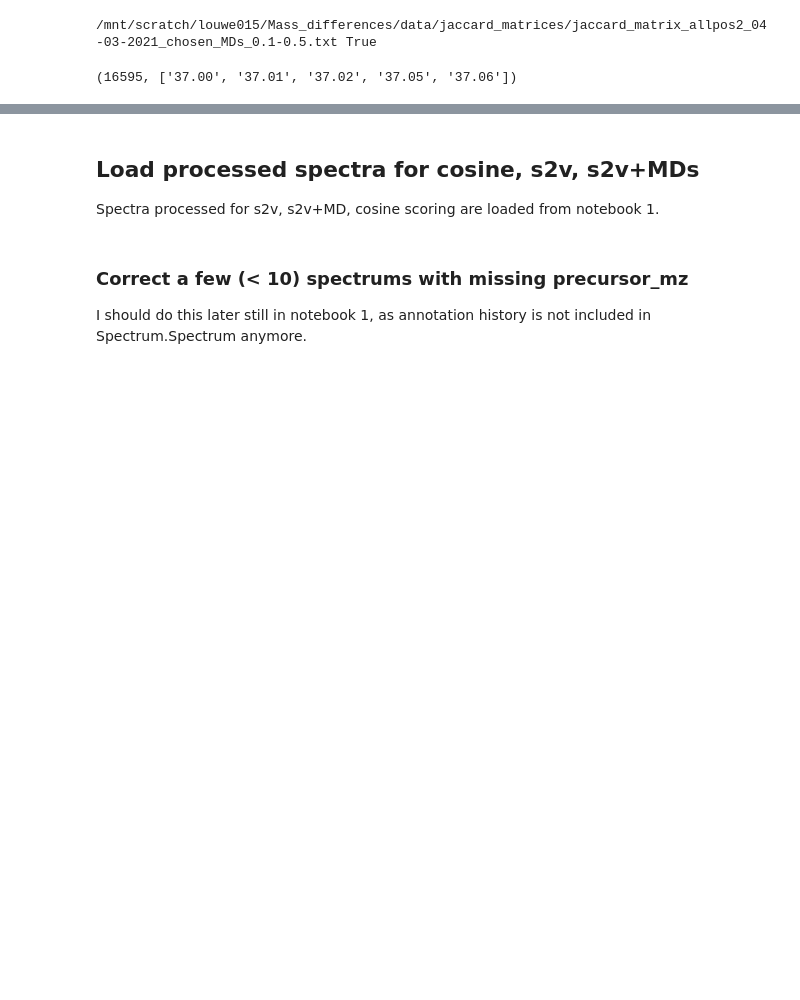
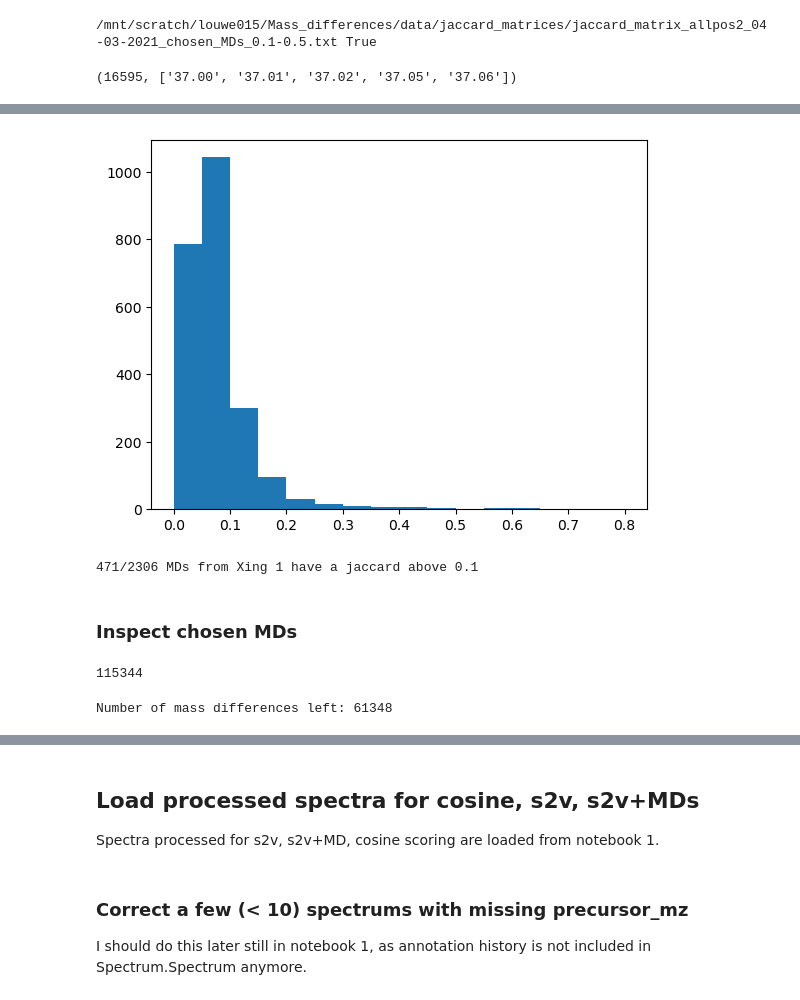
Before and after one commit to louwenjjr/ms2_mass_differences, a Jupyter notebook: notebooks/4-validation_simple_jaccard.ipynb, the cells around one changed output, grey strips where cells are left out. Drawn from its saved outputs; the diff is of its cells as text; code cells hidden in the pictures; blank space fills up the shorter version.

```diff
--- a/notebooks/4-validation_simple_jaccard.ipynb
+++ b/notebooks/4-validation_simple_jaccard.ipynb
@@ -97,0 +154,32 @@ len(chosen_mds), chosen_mds[:5]
+# %%
+xing2_max_jacc = [top5_dict[c_md][0] for c_md in chosen_mds if c_md in top5_dict]
+plt.hist(xing2_max_jacc, bins = np.arange(0,max(xing2_max_jacc)+0.05,0.05))
+plt.show()
+print("{}/{} MDs from Xing 1 have a jaccard above 0.1".format(len([1 for val in xing2_max_jacc if val>0.1]), len(xing2_max_jacc)))
+# %% [output]
+[figure, added]
+471/2306 MDs from Xing 1 have a jaccard above 0.1
+# %% [markdown]
+### Inspect chosen MDs
+# %%
+# load md documents
+md_documents_filtered_file = os.path.join(data_path, all_pos + "_mass_difference_documents_filtered.pickle")
+if os.path.exists(md_documents_filtered_file):
+    with open(md_documents_filtered_file, 'rb') as inf:
+        md_documents_filtered = pickle.load(inf)  # list of list of tuples 'documents'
+    print(len(md_documents_filtered))
+else:
+    print("error")
+# %% [output]
+115344
+# %%
+from collections import defaultdict
+
+# dict of {md: [count for how many times it occurs in spectrumA, etc.]} for fitered data
+per_md_counts_filtered = defaultdict(list)
+for doc in md_documents_filtered:
+    for tup in doc:
+        per_md_counts_filtered[tup[0]].append(tup[2])
+print("Number of mass differences left:", len(per_md_counts_filtered))
+# %% [output]
+Number of mass differences left: 61348
```
Also changed, not shown: parts of 25 cells of this notebook.
